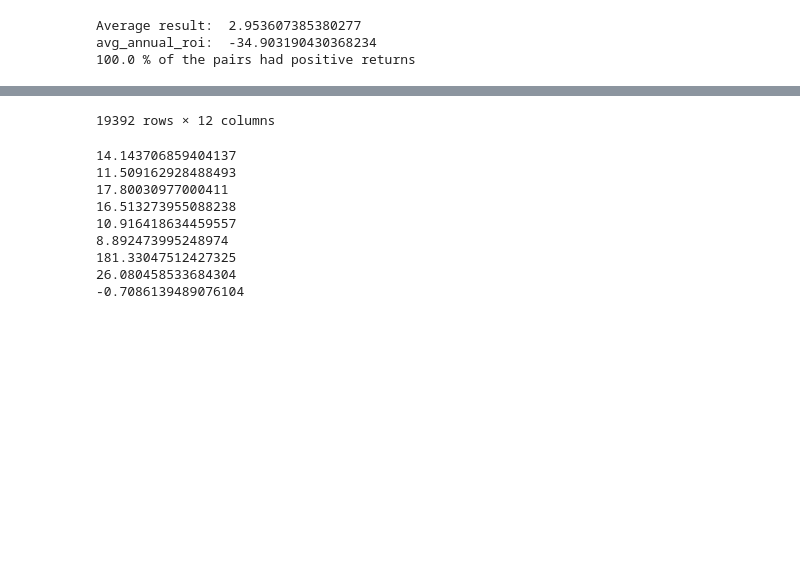
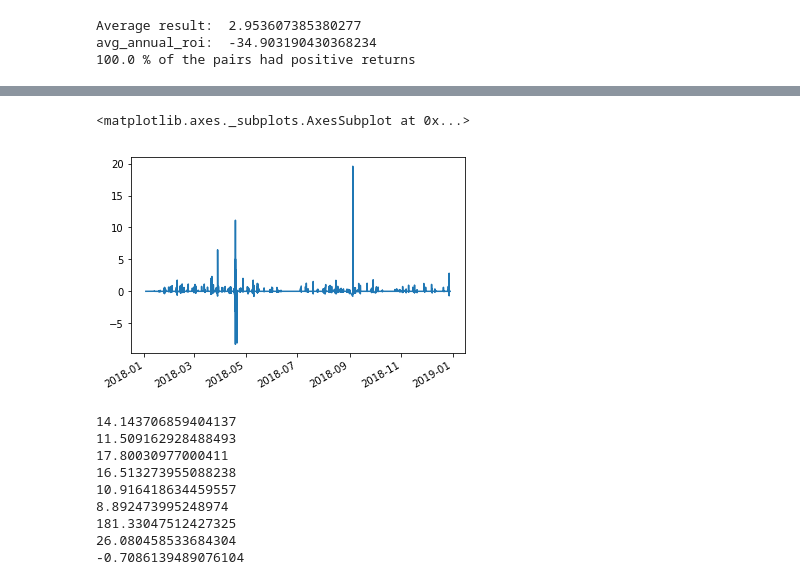
Before and after one commit to simaomsarmento/PairsTrading, a Jupyter notebook: PairsTrading_CommodityETFs-Benchmark.ipynb, the cells around one changed output, grey strips where cells are left out. Cells and saved outputs as stored; diff of their text form; code cells hidden in the pictures; blank space fills up the shorter version.

```diff
--- a/PairsTrading_CommodityETFs-Benchmark.ipynb
+++ b/PairsTrading_CommodityETFs-Benchmark.ipynb
@@ -408,3 +453,3 @@ pairs_summary.head()
 # %%
-performance_threshold_test[0][1]
+performance_threshold_test[6][1].daily_return.plot()
 # %% [output]
@@ -428,4 +456,5 @@ performance_threshold_test[0][1]
-19392 rows × 12 columns
+<matplotlib.axes._subplots.AxesSubplot at 0x...>
+[figure, added]
 # %%
 aux = []
 for i in range(len(pairs)):
```
Also changed, not shown: parts of 7 cells of this notebook, 1 other file.
